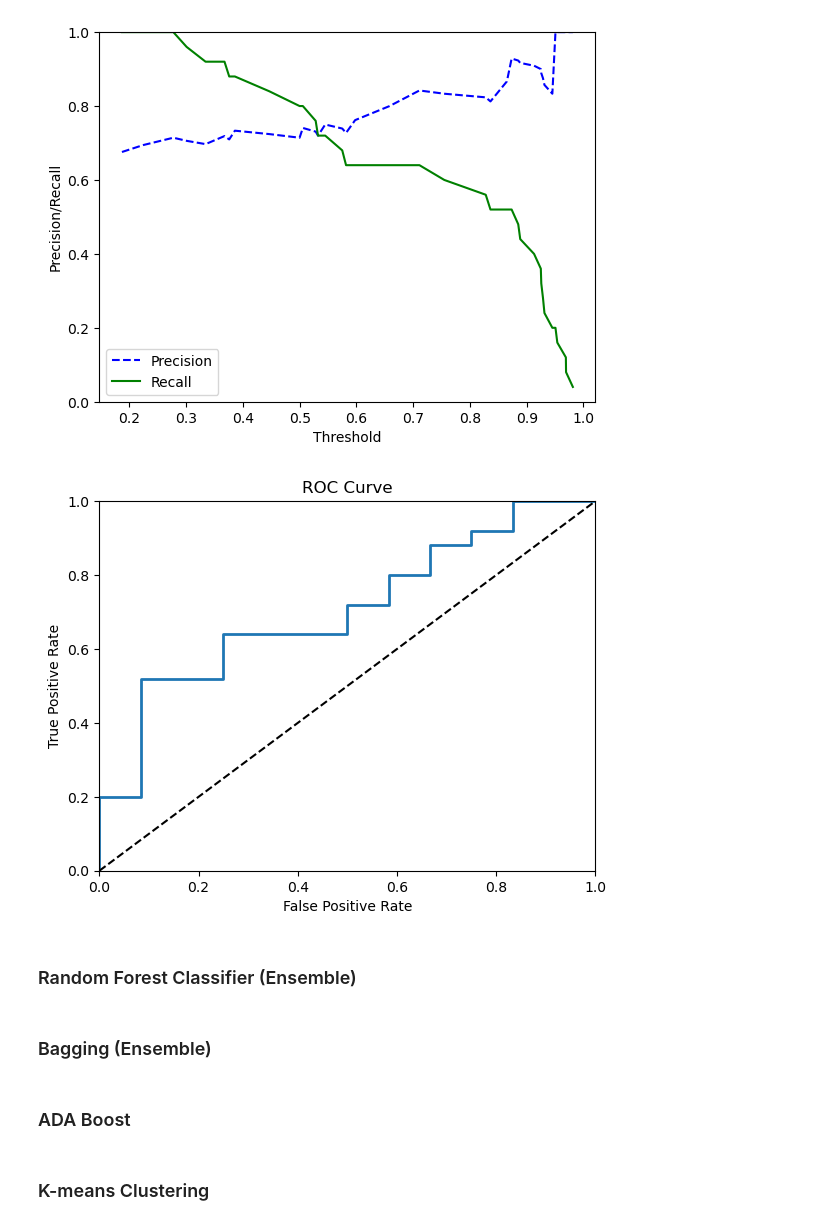
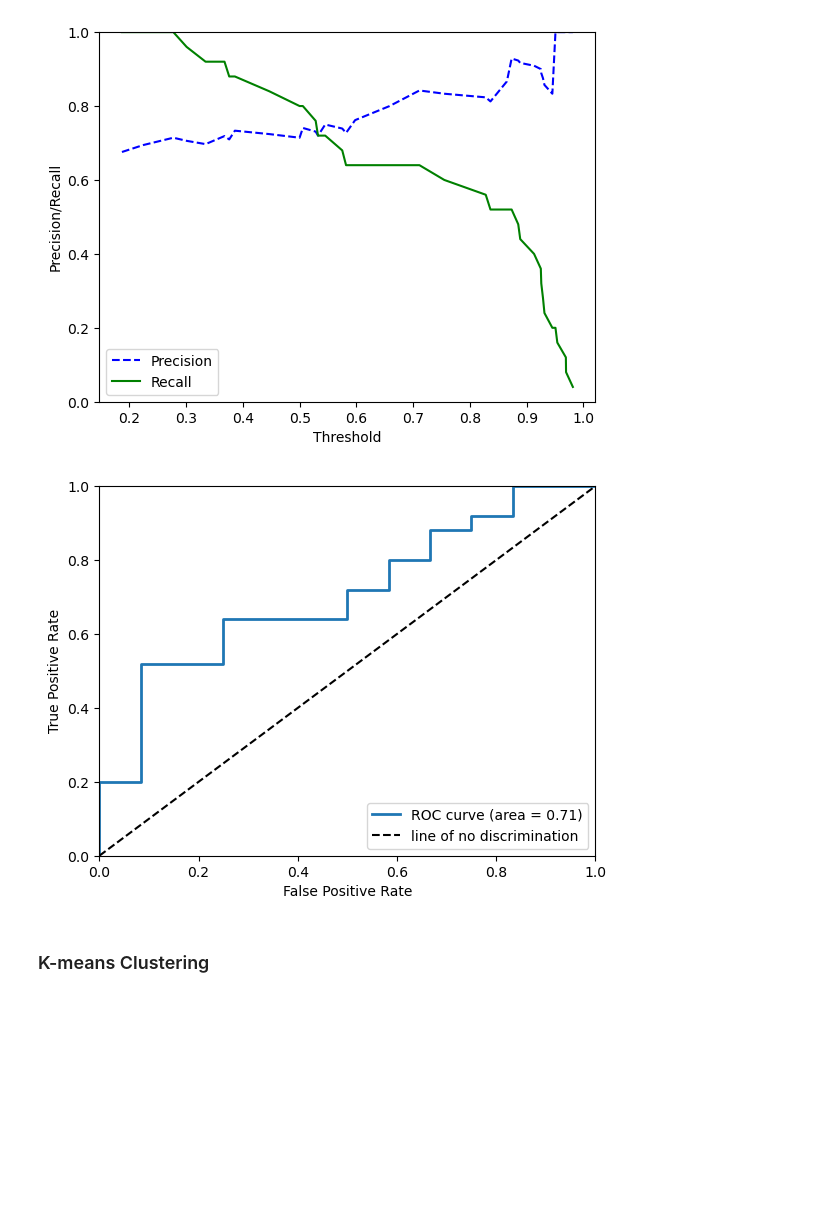
Before and after one commit to aelichung/ml-titanic, a Jupyter notebook: CIS053 Final - ML titanic.ipynb, the cells around one changed output. Drawn from its saved outputs; the diff is of its cells as text; code cells hidden in the pictures; blank space fills up the shorter version.

```diff
--- a/CIS053 Final - ML titanic.ipynb
+++ b/CIS053 Final - ML titanic.ipynb
@@ -434,29 +437,23 @@ Please also refer to the documentation for alternative solver options:
   n_iter_i = _check_optimize_result(
 [figure]
 # %%
-from sklearn.metrics import roc_curve
-fpr, tpr, thresholds2 = roc_curve(y_test, y_scores[:,1])
-# plot roc_curve
+
+fpr_lr, tpr_lr, thresholds2 = roc_curve(y_test, y_scores[:,1])
+roc_auc = auc(fpr_lr, tpr_lr)
 
 def plot_roc_curve(fpr, tpr, label=None):
-    plt.plot(fpr, tpr, linewidth=2, label=label)
-    plt.plot([0, 1], [0, 1], 'k--')
+    plt.plot(fpr,tpr, linewidth=2, label=label[0])
+    plt.plot([0, 1], [0, 1], 'k--', label=label[1])
     plt.axis([0, 1, 0, 1])
     plt.xlabel('False Positive Rate')
     plt.ylabel('True Positive Rate')
-    plt.title("ROC Curve")
 
 plt.figure()
-plot_roc_curve(fpr, tpr)
+plot_roc_curve(fpr_lr, tpr_lr, ['ROC curve (area = %0.2f)' % roc_auc, 'line of no discrimination'])
+plt.legend(loc="lower right")
 plt.show()
 # %% [output]
-[figure, old version]
+[figure, new version]
-# %% [markdown]
-### Random Forest Classifier (Ensemble)
-# %% [markdown]
-### Bagging (Ensemble)
-# %% [markdown]
-### ADA Boost
 # %% [markdown]
 ### K-means Clustering
 # %% [markdown]
```
Also changed, not shown: parts of 12 cells of this notebook.
